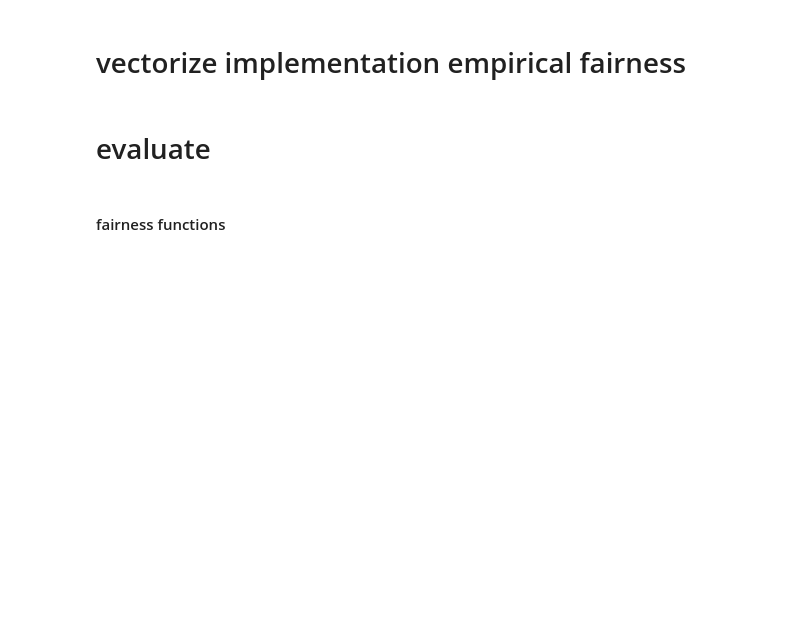
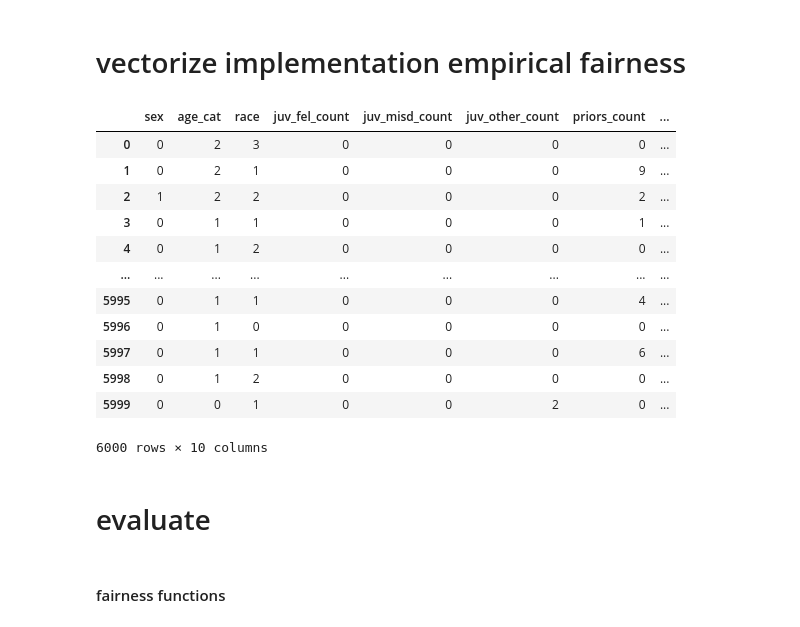
Before and after one commit to a-athanasopoulos/Bayesian-fairness, a Jupyter notebook: src/notebooks/bayessian_fairness/cont case compass-Custom Utility-b4.ipynb, the cells around one changed output. Drawn from its saved outputs; the diff is of its cells as text; code cells hidden in the pictures; blank space fills up the shorter version.

```diff
--- a/src/notebooks/bayessian_fairness/cont case compass-Custom Utility-b4.ipynb
+++ b/src/notebooks/bayessian_fairness/cont case compass-Custom Utility-b4.ipynb
@@ -523,5 +528,21 @@ empirical_fairness_cont_v12(datas = datas,
 # %% [markdown]
 # vectorize implementation empirical fairness
+# %%
+train_data.sample(frac=1.0,replace=True).reset_index(drop=True)
+# %% [output]
+|  | sex | age_cat | race | juv_fel_count | juv_misd_count | juv_other_count | priors_count | ... |
+| 0 | 0 | 2 | 3 | 0 | 0 | 0 | 0 | ... |
+| 1 | 0 | 2 | 1 | 0 | 0 | 0 | 9 | ... |
+| 2 | 1 | 2 | 2 | 0 | 0 | 0 | 2 | ... |
+| 3 | 0 | 1 | 1 | 0 | 0 | 0 | 1 | ... |
+| 4 | 0 | 1 | 2 | 0 | 0 | 0 | 0 | ... |
+| ... | ... | ... | ... | ... | ... | ... | ... | ... |
+| 5995 | 0 | 1 | 1 | 0 | 0 | 0 | 4 | ... |
+| 5996 | 0 | 1 | 0 | 0 | 0 | 0 | 0 | ... |
+| 5997 | 0 | 1 | 1 | 0 | 0 | 0 | 6 | ... |
+| 5998 | 0 | 1 | 2 | 0 | 0 | 0 | 0 | ... |
+| 5999 | 0 | 0 | 1 | 0 | 0 | 2 | 0 | ... |
+6000 rows × 10 columns
 # %% [markdown]
 # evaluate
 # %%
```
Also changed, not shown: parts of 11 cells of this notebook, 56 other files.
